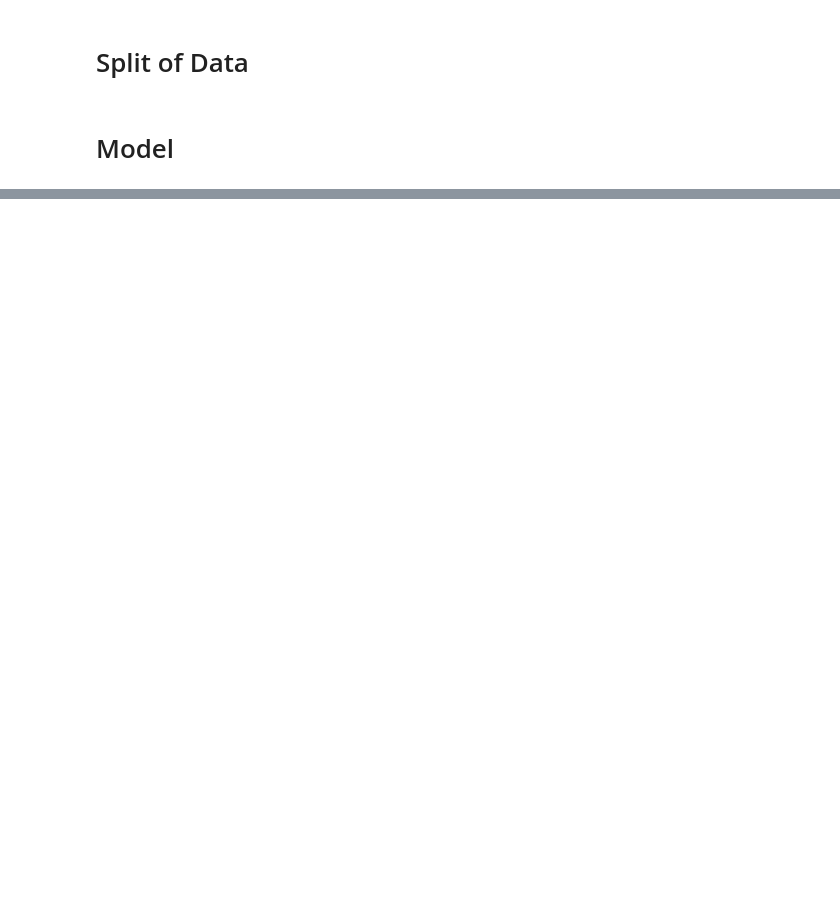
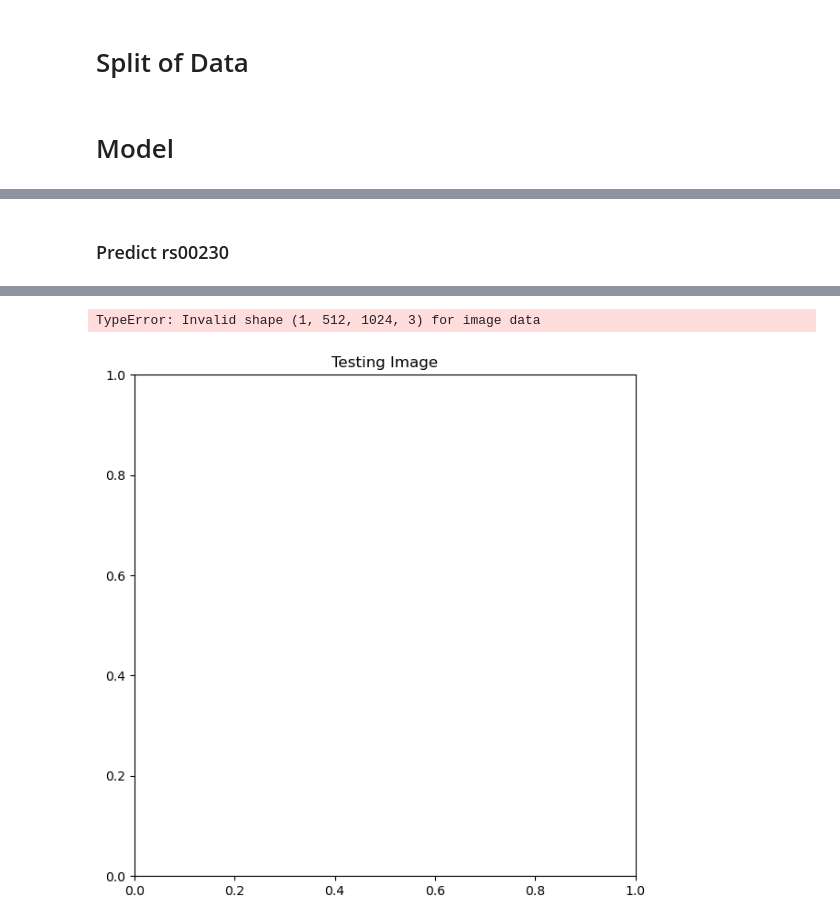
Before and after one commit to khoadaniel/vegetation-detection-railways, a Jupyter notebook: aras/model_tram_lowerhalf_1024x512.ipynb, the cells around one changed output, grey strips where cells are left out. Drawn from its saved outputs; the diff is of its cells as text; code cells hidden in the pictures; blank space fills up the shorter version.

```diff
--- a/aras/model_tram_lowerhalf_1024x512.ipynb
+++ b/aras/model_tram_lowerhalf_1024x512.ipynb
@@ -189,2 +189,33 @@ test_img_number
 # %%
 # 183
+# %% [markdown]
+### Predict rs00230
+# %%
+rsimage = Image.open(path_images+'rs00230.jpg')
+rsimage = np.array(rsimage.resize((1024, 512),3))
+rsimage_input=np.expand_dims(rsimage, 0)
+
+rs_ground = Image.open(path_masks+'rs00230.png')
+rs_ground = np.array(rs_ground.resize((1024, 512),3))
+rs_ground = np.expand_dims(rs_ground, axis=2)
+for layer in range(len(rs_ground[0,0,:])):
+    rs_ground[:int(512/2),:,layer]=0
+    rs_ground[:,:,layer][rs_ground[:,:,layer]!=label_of_interest]=0
+    rs_ground[:,:,layer][rs_ground[:,:,layer]==label_of_interest]=1
+
+prediction = (model.predict(rsimage_input))
+my_threshold = 0.8
+predicted_img=(prediction>=my_threshold).astype(int)[0,:,:,:] #remove the first axis
+
+plt.figure(figsize=(24, 16))
+plt.subplot(231)
+plt.title('Testing Image')
+plt.imshow(rsimage_input[:,:,:]) #the X_train and test has been processed wrt the BACKBONE above
+plt.subplot(232)
+plt.title('Testing Label')
+plt.imshow(rs_ground[:,:,0], cmap='jet')
+plt.subplot(233)
+plt.title('Prediction on test image')
+plt.imshow(predicted_img, cmap='jet')
+plt.show()
+# %% [output]
@@ -190,0 +223,2 @@ test_img_number
+TypeError: Invalid shape (1, 512, 1024, 3) for image data
+[figure, added]
```
Also changed, not shown: parts of 7 cells of this notebook, 6 other files.
